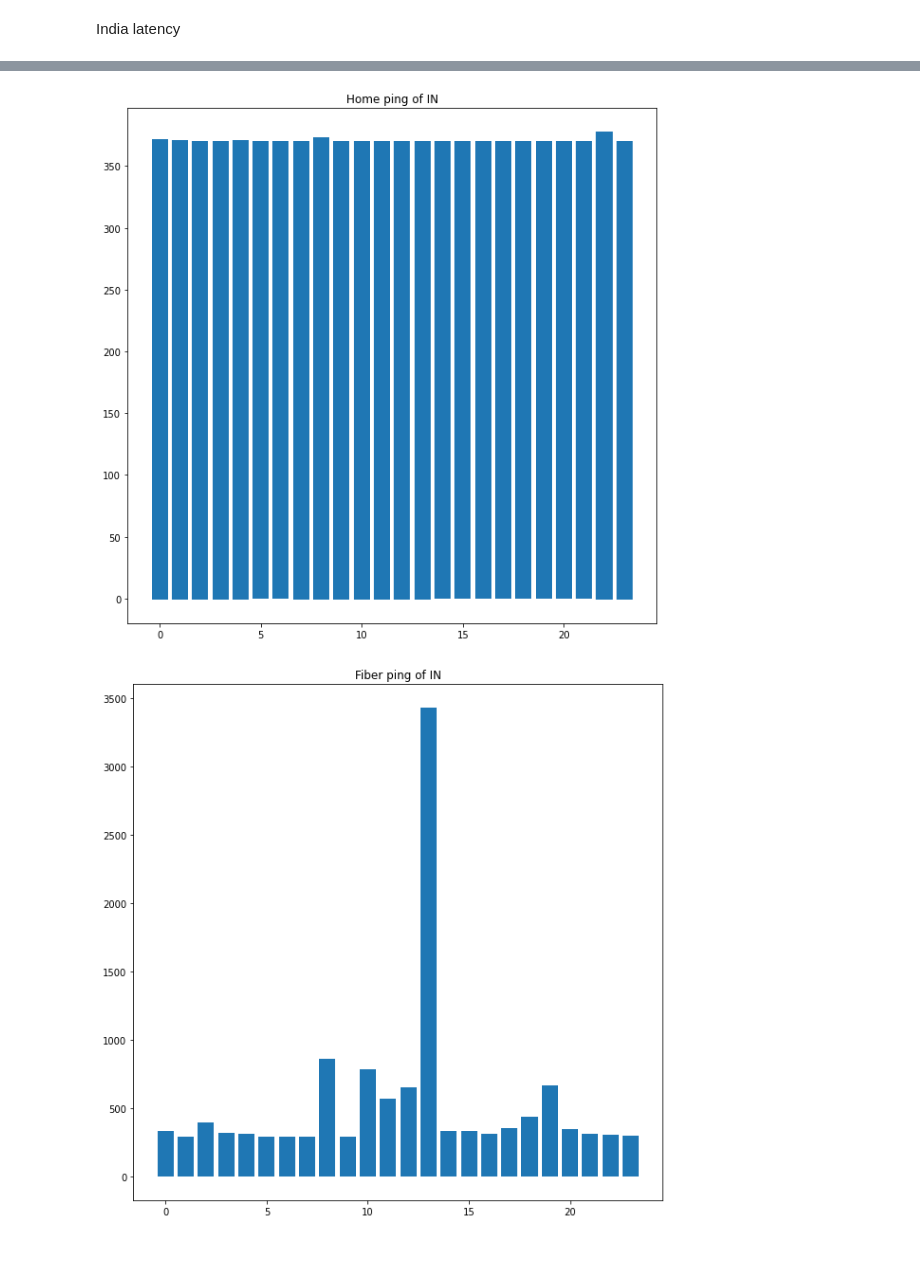
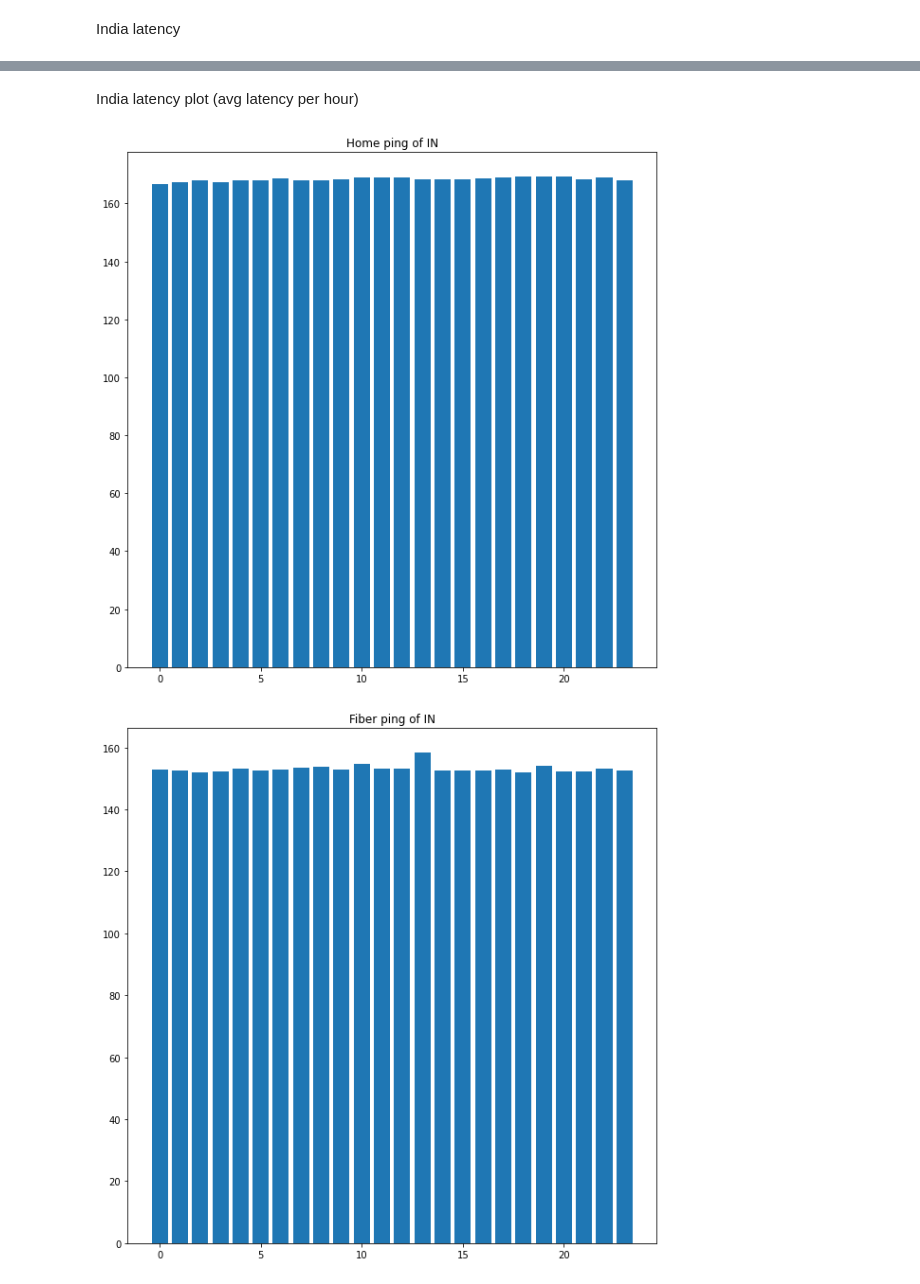
Before and after one commit to Mintra99/Assignment_3_CMB, a Jupyter notebook: analysis.ipynb, the cells around one changed output, grey strips where cells are left out. Cells and saved outputs as stored; diff of their text form; code cells hidden in the pictures; blank space fills up the shorter version.

```diff
--- a/analysis.ipynb
+++ b/analysis.ipynb
@@ -12,6 +12,7 @@ Fiber_Ping = glob.glob("Fiber/Ping/*")
 Cable_Ping = glob.glob("Cable/Ping/*")
 # %%
 uk = ["49734670", "49734729", "49734632", "49162558", "49206580"]
+eu_AZ = ["49974882", "49975022", "49975088"]
 ca = ["49734671", "49734730", "49734633", "49206920", "49206841"]
 india = ["49734672", "49734731", "49734634", "49206768", "49206779"]
 # %%
@@ -25,6 +26,8 @@ def createDataList(ping):
             loc = "CA"
         elif any(loc in p for loc in india):
             loc = "IN"
+        elif any(loc in p for loc in eu_AZ):
+            loc = "EU_AZ"
         else:
             return ValueError
         f = open(p)
@@ -325,16 +693,24 @@ IN_cableping = df_cableping.loc[df_cableping['loc'] == 'IN']
+# %% [markdown]
+India latency plot (avg latency per hour)
+# %%
+IN_df_home = IN_homeping.groupby('timestamp')['avg'].mean()
+IN_df_fiber = IN_fiberping.groupby('timestamp')['avg'].mean()
+IN_df_lte = IN_lteping.groupby('timestamp')['avg'].mean()
+IN_df_wifi = IN_wifiping.groupby('timestamp')['avg'].mean()
+IN_df_cable = IN_cableping.groupby('timestamp')['avg'].mean()
 # %%
 plt.figure(figsize=(10,10))
-plt.bar(IN_homeping["timestamp"], IN_homeping["avg"])
+plt.bar(IN_df_home.index, IN_df_home.values)
 plt.title("Home ping of IN")
 plt.show()
 # %% [output]
-[figure, old version]
+[figure, new version]
 # %%
 plt.figure(figsize=(10,10))
-plt.bar(IN_fiberping["timestamp"], IN_fiberping["avg"])
+plt.bar(IN_df_fiber.index, IN_df_fiber.values)
 plt.title("Fiber ping of IN")
 plt.show()
 # %% [output]
-[figure, old version]
+[figure, new version]
 # %%
 plt.figure(figsize=(10,10))
```
Also changed, not shown: parts of 71 cells of this notebook, 3 other files.
